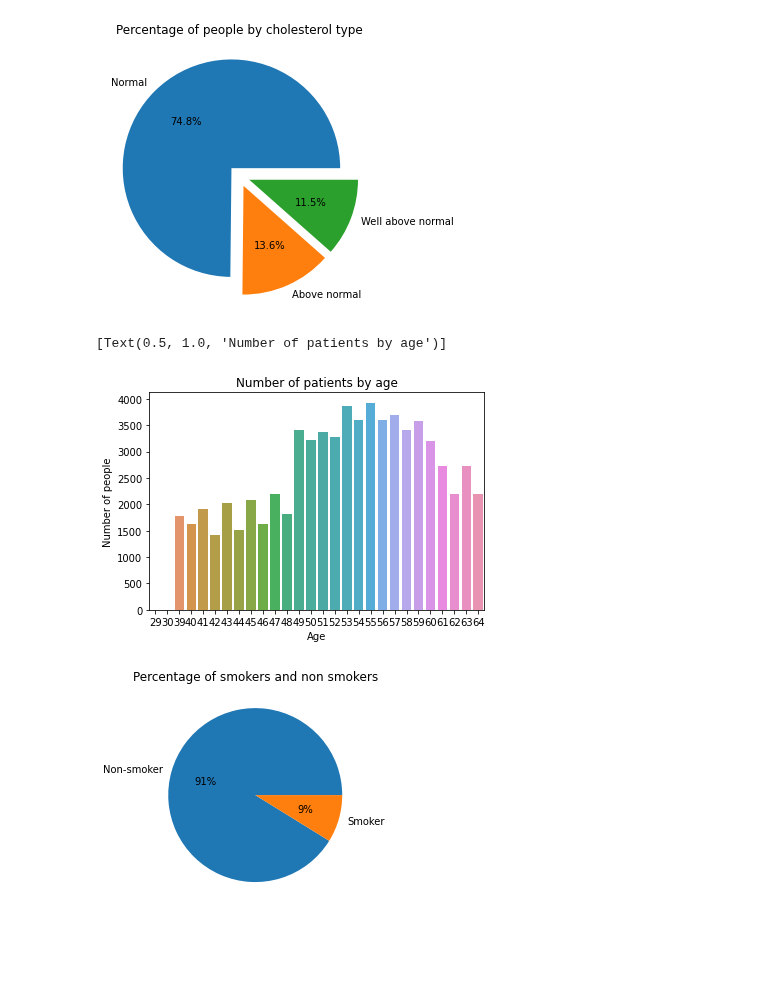
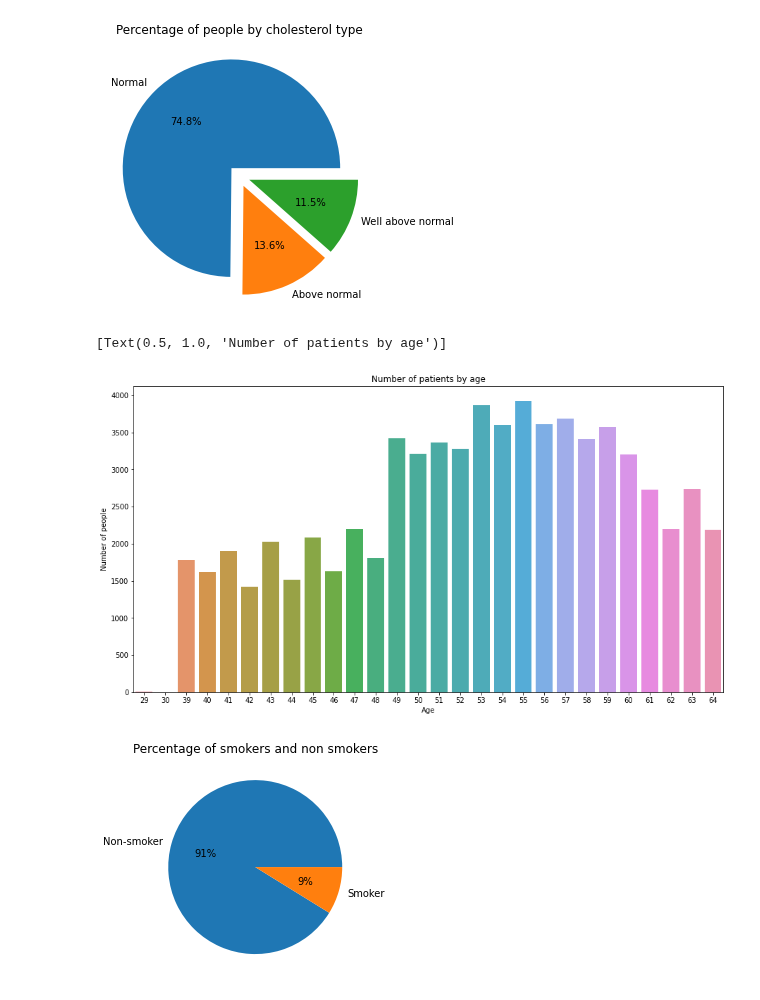
Before and after one commit to SamiFatmi/Machine-Learning-SAMI-FATMI, a Jupyter notebook: Labs/2-Disease_prediction.ipynb, the cells around one changed output. Saved outputs shown, nothing was run; the diff lists cells and outputs as text; code cells hidden in the pictures; blank space fills up the shorter version.

Commit message:
Comment, answer 2.2, plot styling

```diff
--- a/Labs/2-Disease_prediction.ipynb
+++ b/Labs/2-Disease_prediction.ipynb
@@ -51,17 +59,21 @@ plt.title("Percentage of people by cholesterol type")
 Text(0.5, 1.0, 'Percentage of people by cholesterol type')
 [figure]
 # %%
-# Age distribution
+### Age distribution ###
 
+#Age by years
 df_age = df["age"]//365
 
+#Value count for "age"
 df_age = pd.DataFrame(df_age.value_counts()).reset_index().rename(columns = {"index":"Age","age":"Number of people"}).sort_values("Age",ascending=True).reset_index(drop=True)
 
+#plot
+plt.figure(figsize=(15,8))
 sns.barplot(data=df_age,
                 x="Age",
-                y="Number of people"
+                y="Number of people",
             ).set(title="Number of patients by age")
 # %% [output]
 [Text(0.5, 1.0, 'Number of patients by age')]
-[figure, old version]
+[figure, new version]
 # %%
```
Also changed, not shown: parts of 17 cells of this notebook.
